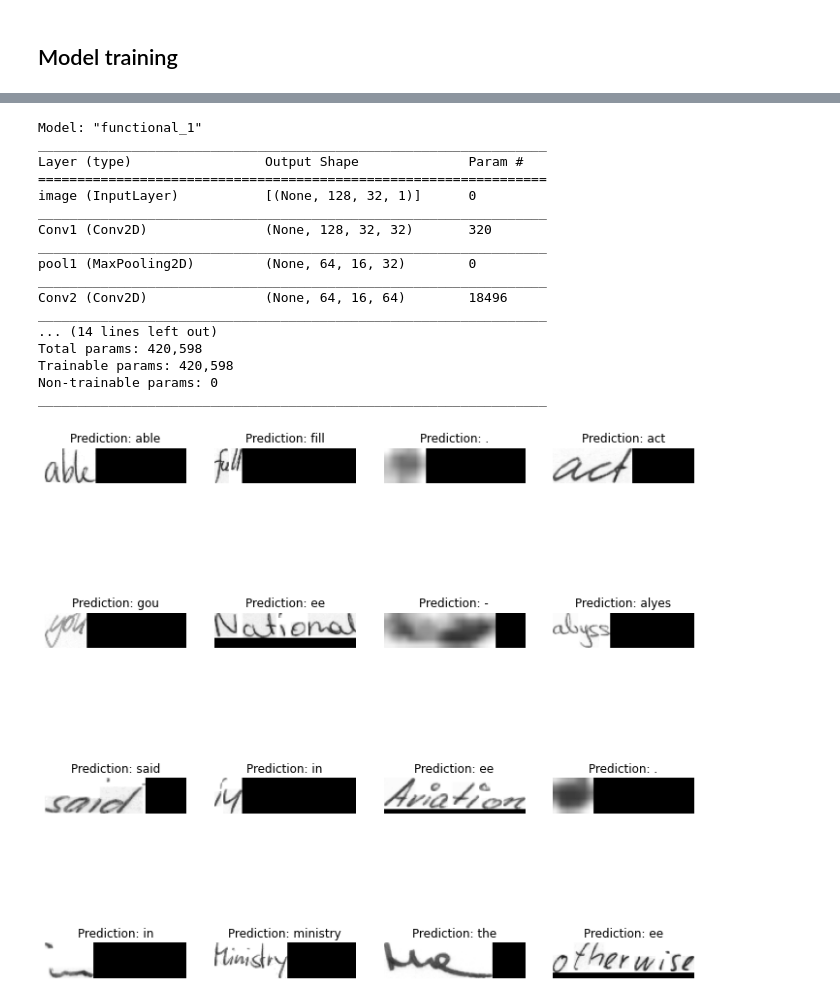
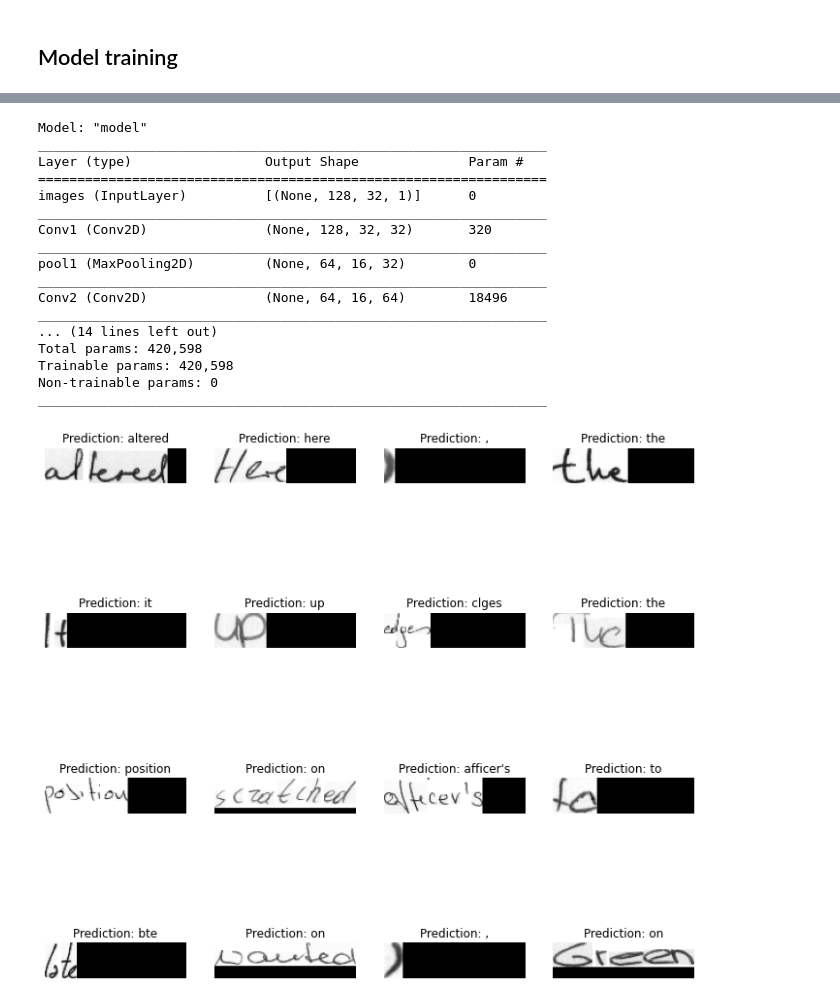
Before and after one commit to sayakpaul/Handwriting-Recognizer-in-Keras, a Jupyter notebook: Initial_Notebook.ipynb, the cells around one changed output, grey strips where cells are left out. Saved outputs shown, nothing was run; the diff lists cells and outputs as text; code cells hidden in the pictures.

```diff
--- a/Initial_Notebook.ipynb
+++ b/Initial_Notebook.ipynb
@@ -256,19 +244,0 @@ train_images.shape
-# %%
-validation_images = np.zeros(shape=(len(validationSamples), IMG_WIDTH, IMG_HEIGHT, 1))
-for (i, file_line) in enumerate(tqdm(validationSamples)):
-    lineSplit = file_line.strip()
-    lineSplit = lineSplit.split(" ")
-    # part1/part1-part2/part1-part2-part3.png
-    imageName = lineSplit[0]
-    partI = imageName.split("-")[0]
-    partII = imageName.split("-")[1]
-    img_path =  os.path.join("/content/data/words/", partI,
-                partI + '-' + partII,
-                imageName + ".png"
-    )
-    if os.path.getsize(img_path)!=0:
-        preprocessed_image = process_images(img_path)
-
-    validation_images[i] = preprocessed_image
-
-validation_images.shape
@@ -301,0 +245,4 @@ validation_dataset = (validation_dataset
+# %%
+train_images = prepare_images(train_samples)
+validation_images = prepare_images(validation_samples)
+test_images = prepare_images(test_samples)
@@ -331,11 +310,6 @@ class CTCLayer( tf.keras.layers.Layer):
         self.loss_fn = tf.keras.backend.ctc_batch_cost
 
     def call(self, y_true, y_pred):
-        # Compute the training-time loss value and add it
-        # to the layer using `self.add_loss()`.
-        # y_true = tf.cast(y_true, tf.float32)
-        # y_pred = tf.cast(y_pred, tf.float32)
-
         batch_len = tf.cast(tf.shape(y_true)[0], dtype="int64")
         input_length = tf.cast(tf.shape(y_pred)[1], dtype="int64")
         label_length = tf.cast(tf.shape(y_true)[1], dtype="int64")
@@ -352,8 +326,8 @@ class CTCLayer( tf.keras.layers.Layer):
 def build_model():
     # Inputs to the model
     input_img =  tf.keras.layers.Input(
-        shape=(IMG_WIDTH, IMG_HEIGHT, 1), name="image")
-    labels =  tf.keras.layers.Input(name="label", shape=(None,))
+        shape=(IMG_WIDTH, IMG_HEIGHT, 1), name="images")
+    labels =  tf.keras.layers.Input(name="labels", shape=(None,))
 
     # First conv block
     x = tf.keras.layers.Conv2D(
@@ -399,7 +373,7 @@ def build_model():
 
     # Define the model
     model =  tf.keras.models.Model(
-        inputs=[input_img, labels], outputs=output, name="ocr_model_v1"
+        inputs=[input_img, labels], outputs=output, name="handwriting_recognizer"
     )
     # Optimizer
     opt = tf.keras.optimizers.Adam()
@@ -493,15 +451,15 @@ plt.show()
 # %%
 # Get the prediction model by extracting layers till the output layer
 prediction_model = tf.keras.models.Model(
-    model.get_layer(name="image").input, model.get_layer(name="dense2").output
+    model.get_layer(name="images").input, model.get_layer(name="dense2").output
 )
 prediction_model.summary()
 # %% [output]
-Model: "functional_1"
+Model: "model"
 _________________________________________________________________
 Layer (type)                 Output Shape              Param #
 =================================================================
-image (InputLayer)           [(None, 128, 32, 1)]      0
+images (InputLayer)          [(None, 128, 32, 1)]      0
 _________________________________________________________________
 Conv1 (Conv2D)               (None, 128, 32, 32)       320
 _________________________________________________________________
@@ -541,24 +499,25 @@ def ctc_decoder(predictions):
 
     return text_list
 # %%
-#  Let's check results on some validation samples
-for batch in validation_dataset.take(1):
+#  Let's check results on some test samples.
 
-    batch_images = batch["image"]
-    batch_labels = batch["label"]
+for batch in test_dataset.take(1):
+
+    batch_images = batch["images"]
+    batch_labels = batch["labels"]
 
     preds = prediction_model.predict(batch_images)
     pred_texts = ctc_decoder(preds)
 
     fig , ax = plt.subplots(4, 4, figsize=(12, 12))
     for i in range(16):
 
         img = (batch_images[i, :, :, 0] * 255).numpy().astype(np.uint8)
         title = f"Prediction: {pred_texts[i]}"
         ax[i // 4, i % 4].imshow(img.T, cmap="gray")
         ax[i // 4, i % 4].set_title(title)
         ax[i // 4, i % 4].axis("off")
 
 plt.show()
 # %% [output]
-[figure, old version]
+[figure, new version]
```
Also changed, not shown: parts of 30 cells of this notebook.
